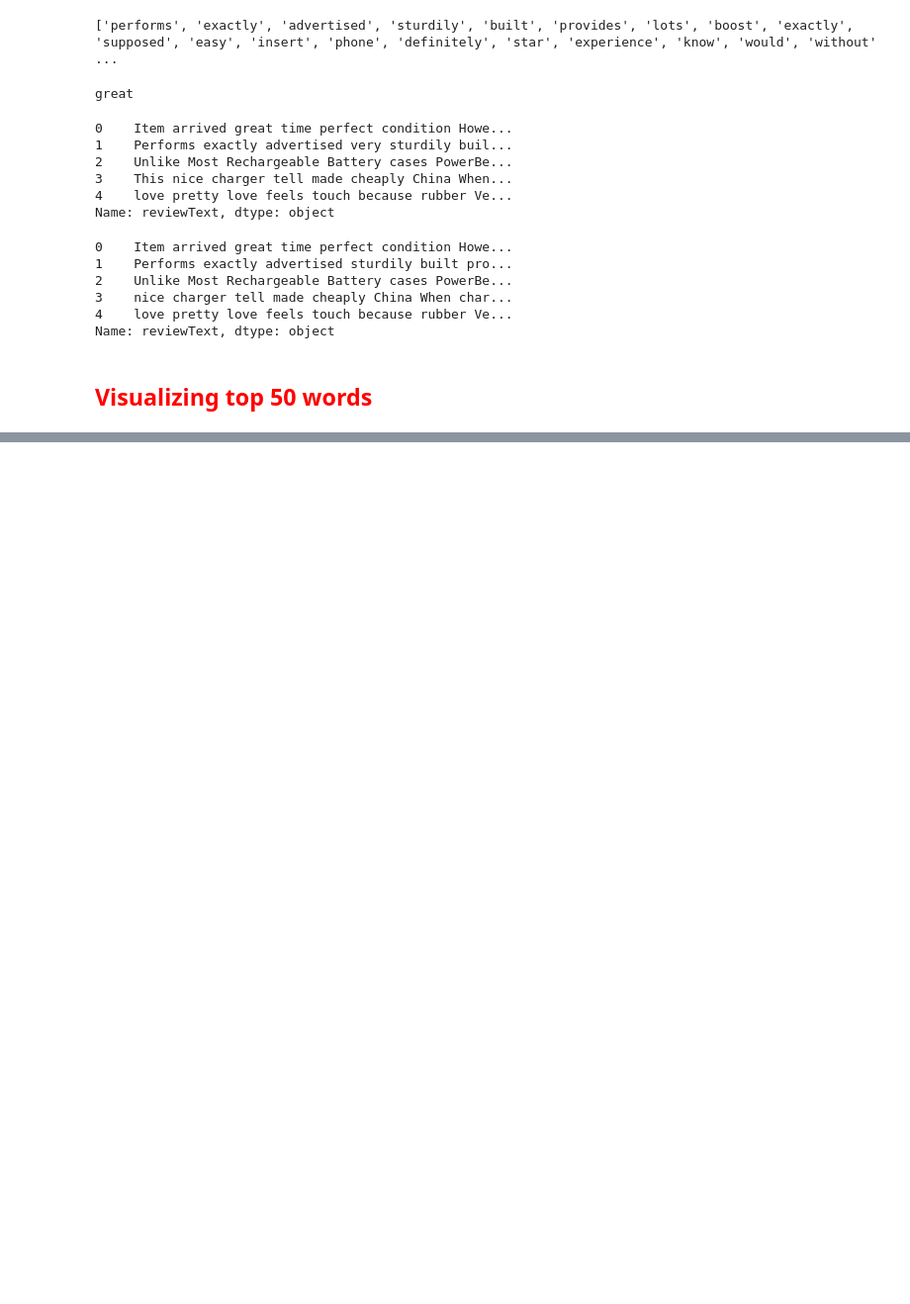
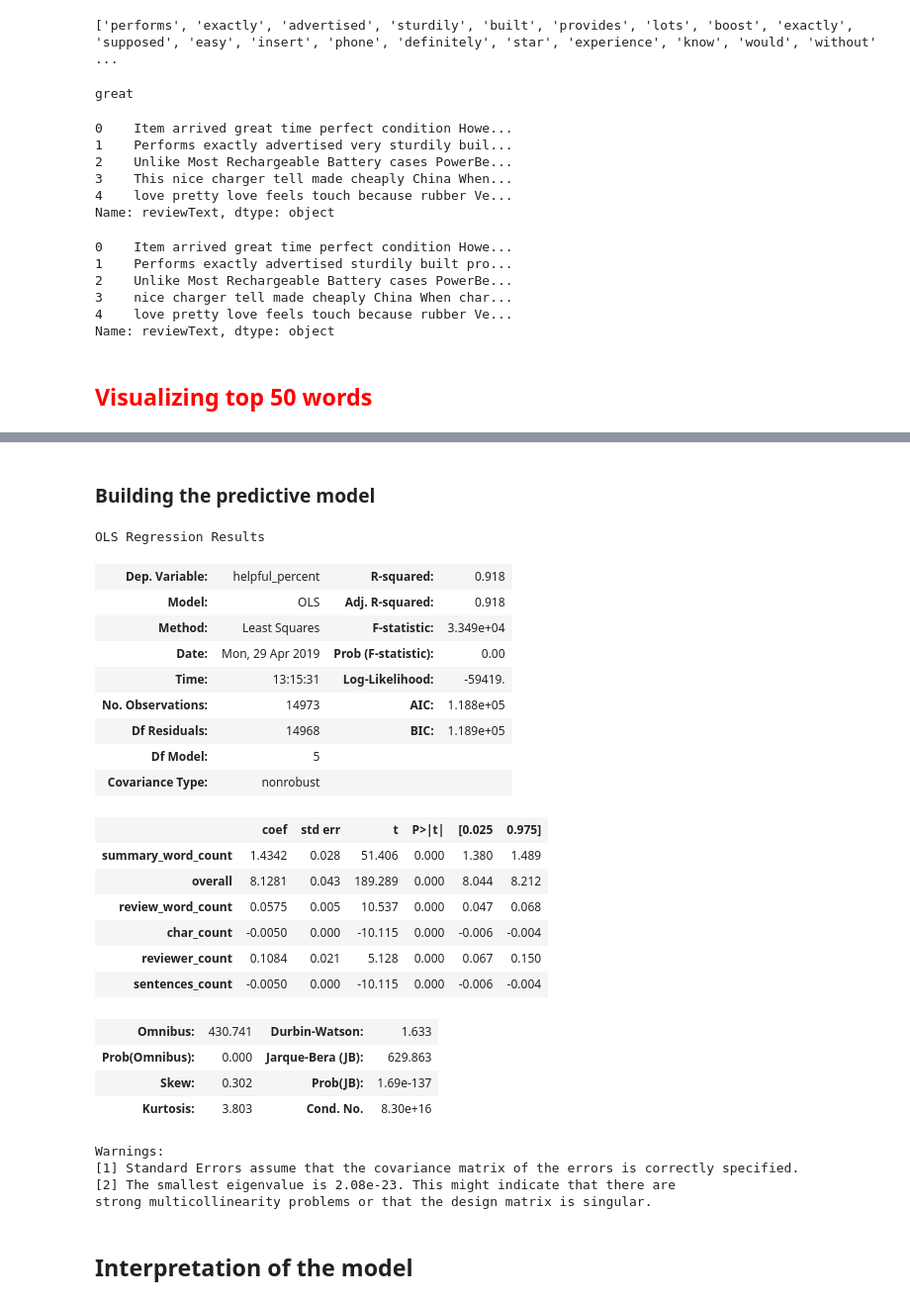
Before and after one commit to shrutih17/AmazonReviews, a Jupyter notebook: Progress Report 1.ipynb, the cells around one changed output, grey strips where cells are left out. Shown: that part at 99% size. Drawn from its saved outputs; the diff is of its cells as text; code cells hidden in the pictures; blank space fills up the shorter version.

```diff
--- a/Progress Report 1.ipynb
+++ b/Progress Report 1.ipynb
@@ -351,0 +368,43 @@ plt.show()
+# %% [markdown]
+### Building the predictive model
+# %%
+import statsmodels.api as sm # import statsmodels
+
+# X usually means our input variables (or independent variables)
+X = df_final[["summary_word_count","overall","review_word_count","char_count","reviewer_count","sentences_count"]]
+
+## Y usually means our output/dependent variable
+y = df_final['helpful_percent']
+model = sm.OLS(y, X).fit()
+predictions = model.predict(X)
+
+# Print out the statistics
+model.summary()
+# %% [output]
+OLS Regression Results
+| Dep. Variable: | helpful_percent | R-squared: | 0.918 |
+| Model: | OLS | Adj. R-squared: | 0.918 |
+| Method: | Least Squares | F-statistic: | 3.349e+04 |
+| Date: | Mon, 29 Apr 2019 | Prob (F-statistic): | 0.00 |
+| Time: | 13:15:31 | Log-Likelihood: | -59419. |
+| No. Observations: | 14973 | AIC: | 1.188e+05 |
+| Df Residuals: | 14968 | BIC: | 1.189e+05 |
+| Df Model: | 5 |  |  |
+| Covariance Type: | nonrobust |  |  |
+|  | coef | std err | t | P>|t| | [0.025 | 0.975] |
+| summary_word_count | 1.4342 | 0.028 | 51.406 | 0.000 | 1.380 | 1.489 |
+| overall | 8.1281 | 0.043 | 189.289 | 0.000 | 8.044 | 8.212 |
+| review_word_count | 0.0575 | 0.005 | 10.537 | 0.000 | 0.047 | 0.068 |
+| char_count | -0.0050 | 0.000 | -10.115 | 0.000 | -0.006 | -0.004 |
+| reviewer_count | 0.1084 | 0.021 | 5.128 | 0.000 | 0.067 | 0.150 |
+| sentences_count | -0.0050 | 0.000 | -10.115 | 0.000 | -0.006 | -0.004 |
+| Omnibus: | 430.741 | Durbin-Watson: | 1.633 |
+| Prob(Omnibus): | 0.000 | Jarque-Bera (JB): | 629.863 |
+| Skew: | 0.302 | Prob(JB): | 1.69e-137 |
+| Kurtosis: | 3.803 | Cond. No. | 8.30e+16 |
+Warnings:
+[1] Standard Errors assume that the covariance matrix of the errors is correctly specified.
+[2] The smallest eigenvalue is 2.08e-23. This might indicate that there are
+strong multicollinearity problems or that the design matrix is singular.
+# %% [markdown]
+## Interpretation of the model
```
Also changed, not shown: parts of 13 cells of this notebook.
